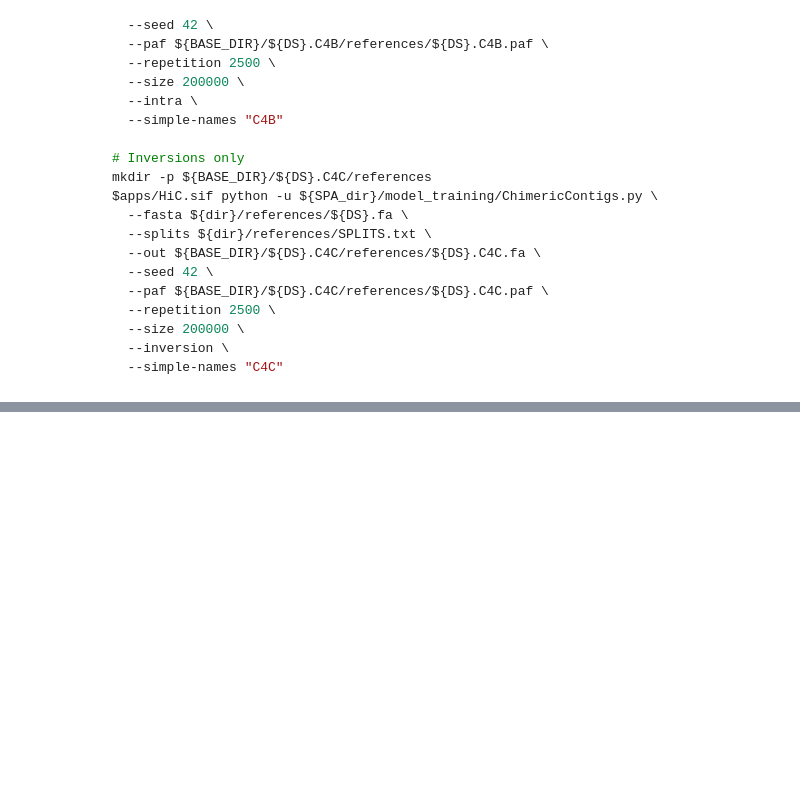
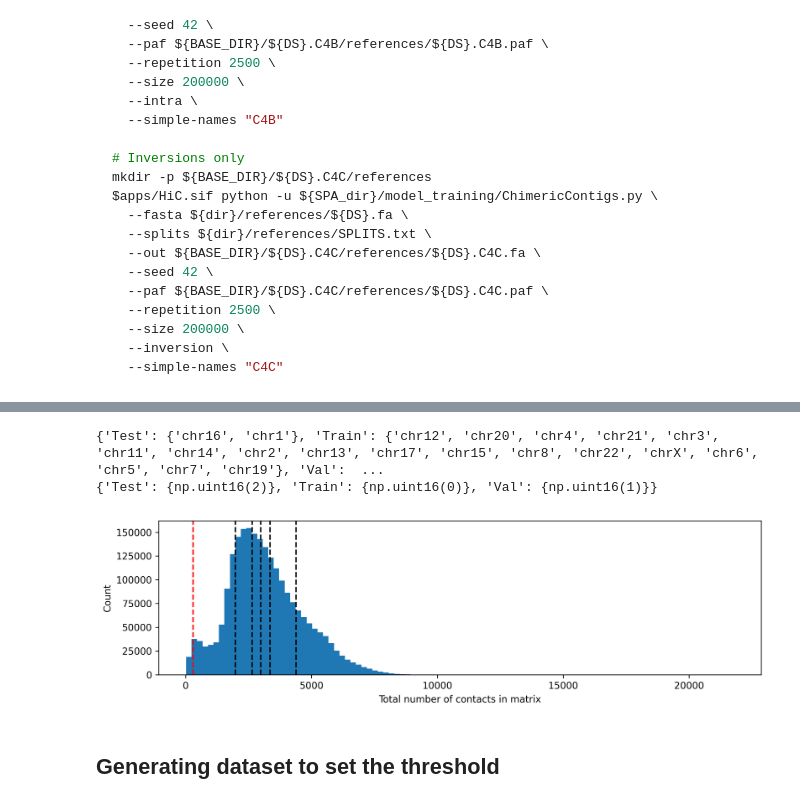
Before and after one commit to SPA-C/SPA-C, a Jupyter notebook: model_training/SPA-C_dataset.ipynb, the cells around one changed output, grey strips where cells are left out. Cells and saved outputs as stored; diff of their text form; code cells hidden in the pictures; blank space fills up the shorter version.

```diff
--- a/model_training/SPA-C_dataset.ipynb
+++ b/model_training/SPA-C_dataset.ipynb
@@ -166,0 +356,3 @@ $apps/HiC.sif python -u ${SPA_dir}/model_training/ChimericContigs.py \
+# %%
+ds = dataset("/home/amergez/SPA-C/datasets/CHM13.DS/CHM13v2.DS_5K10S_Q0.C4X.hdf5", skip_check=True)
+ds.summary()
@@ -166,0 +377,32 @@ $apps/HiC.sif python -u ${SPA_dir}/model_training/ChimericContigs.py \
+# %%
+# Checking that chromosomes in each subset are the same as in the split file
+chr_per_subset = {"Test":[], "Train":[], "Val":[]}
+grp_per_subset = {"Test":[], "Train":[], "Val":[]}
+for i, name in enumerate(ds.N):
+    try:
+        info1, info2, subset = name.split("|")
+        ctg1, _ = info1.split(":")
+        ctg2, _ = info2.split(":")
+        chr_per_subset[subset].extend([ctg1, ctg2])
+    except:
+        info1, subset = name.split("|")
+        ctg1 = info1.split("_")[0]
+        chr_per_subset[subset].append(ctg1)
+
+    grp_per_subset[subset].append(ds.G[i])
+
+for key in chr_per_subset.keys():
+    chr_per_subset[key] = set(chr_per_subset[key])
+    grp_per_subset[key] = set(grp_per_subset[key])
+
+print(chr_per_subset)
+print(grp_per_subset)
+# %% [output]
+{'Test': {'chr16', 'chr1'}, 'Train': {'chr12', 'chr20', 'chr4', 'chr21', 'chr3', 'chr11', 'chr14', 'chr2', 'chr13', 'chr17', 'chr15', 'chr8', 'chr22', 'chrX', 'chr6', 'chr5', 'chr7', 'chr19'}, 'Val':  ...
+{'Test': {np.uint16(2)}, 'Train': {np.uint16(0)}, 'Val': {np.uint16(1)}}
+# %%
+ds.dist()
+# %% [output]
+[figure, added]
+# %% [markdown]
+## Generating dataset to set the threshold
```
Also changed, not shown: parts of 29 cells of this notebook, 1 other file.
